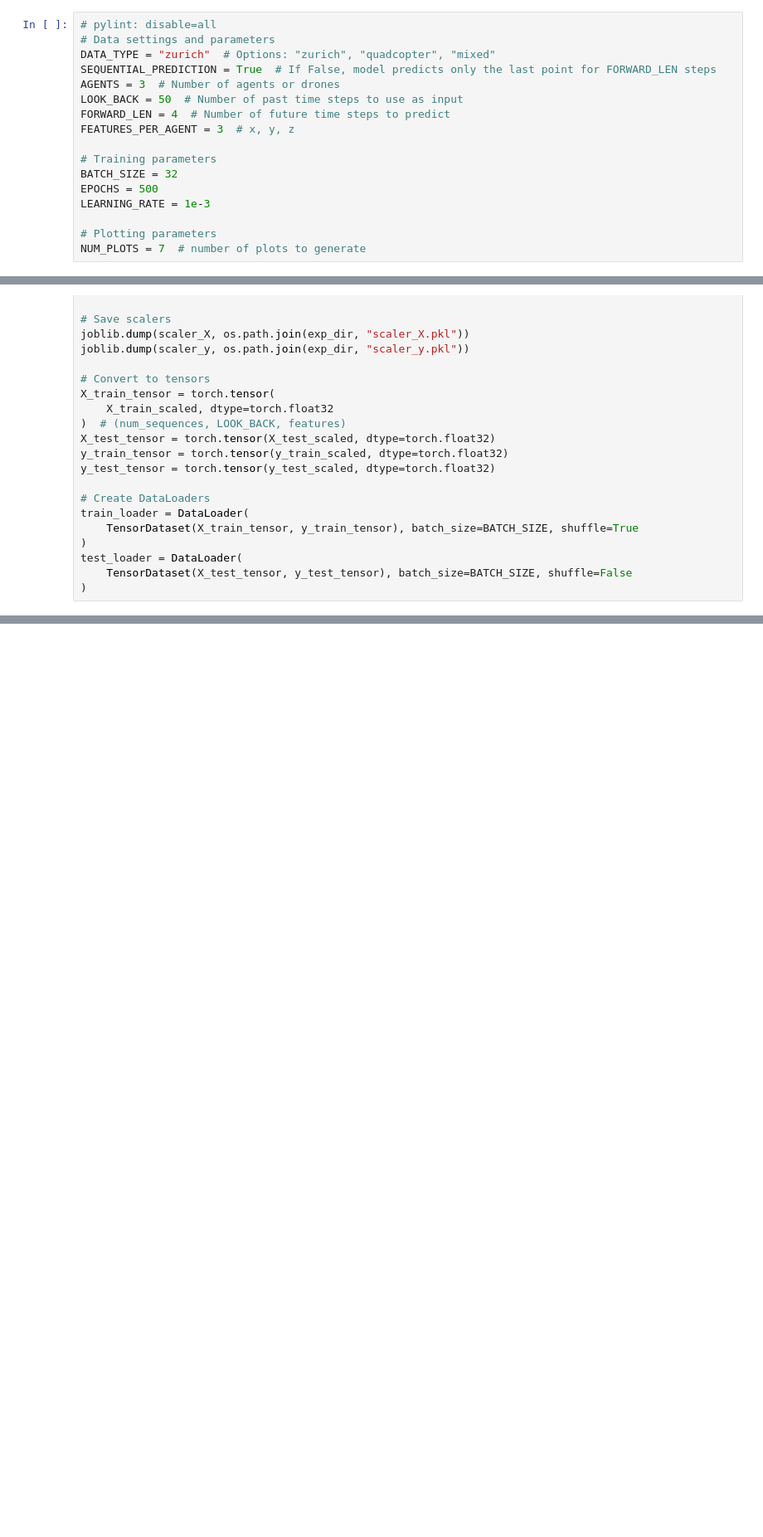
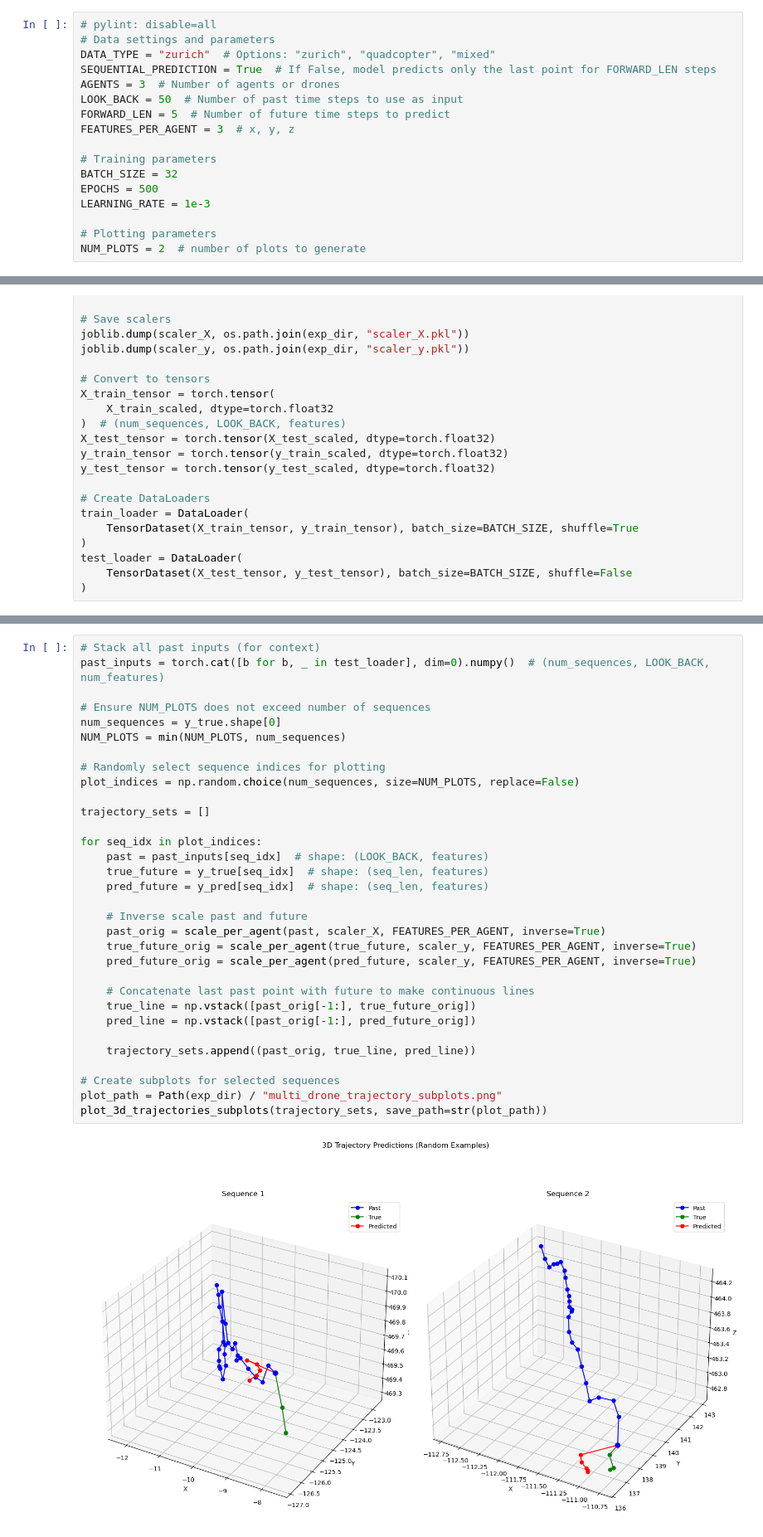
Before and after one commit to Ammmoe/Attention_GRU, a Jupyter notebook: train.ipynb, the cells around one changed output, grey strips where cells are left out. Shown: that part at 83% size. Saved outputs shown, nothing was run; the diff lists cells and outputs as text; blank space fills up the shorter version.

Commit message:
sequential plotting function works

```diff
--- a/train.ipynb
+++ b/train.ipynb
@@ -23,7 +24,7 @@ DATA_TYPE = "zurich"  # Options: "zurich", "quadcopter", "mixed"
 SEQUENTIAL_PREDICTION = True  # If False, model predicts only the last point for FORWARD_LEN steps
 AGENTS = 3  # Number of agents or drones
 LOOK_BACK = 50  # Number of past time steps to use as input
-FORWARD_LEN = 4  # Number of future time steps to predict
+FORWARD_LEN = 5  # Number of future time steps to predict
 FEATURES_PER_AGENT = 3  # x, y, z
 
 # Training parameters
@@ -32,7 +33,7 @@ EPOCHS = 500
 LEARNING_RATE = 1e-3
 
 # Plotting parameters
-NUM_PLOTS = 7  # number of plots to generate
+NUM_PLOTS = 2  # number of plots to generate
 # %%
 # Setup logger and experiment folder
 logger, exp_dir = get_logger()
@@ -439,0 +431,34 @@ True traj shape: (747, 4, 9), Pred traj shape: (747, 4, 9)
+# %%
+# Stack all past inputs (for context)
+past_inputs = torch.cat([b for b, _ in test_loader], dim=0).numpy()  # (num_sequences, LOOK_BACK, num_features)
+
+# Ensure NUM_PLOTS does not exceed number of sequences
+num_sequences = y_true.shape[0]
+NUM_PLOTS = min(NUM_PLOTS, num_sequences)
+
+# Randomly select sequence indices for plotting
+plot_indices = np.random.choice(num_sequences, size=NUM_PLOTS, replace=False)
+
+trajectory_sets = []
+
+for seq_idx in plot_indices:
+    past = past_inputs[seq_idx]  # shape: (LOOK_BACK, features)
+    true_future = y_true[seq_idx]  # shape: (seq_len, features)
+    pred_future = y_pred[seq_idx]  # shape: (seq_len, features)
+
+    # Inverse scale past and future
+    past_orig = scale_per_agent(past, scaler_X, FEATURES_PER_AGENT, inverse=True)
+    true_future_orig = scale_per_agent(true_future, scaler_y, FEATURES_PER_AGENT, inverse=True)
+    pred_future_orig = scale_per_agent(pred_future, scaler_y, FEATURES_PER_AGENT, inverse=True)
+
+    # Concatenate last past point with future to make continuous lines
+    true_line = np.vstack([past_orig[-1:], true_future_orig])
+    pred_line = np.vstack([past_orig[-1:], pred_future_orig])
+
+    trajectory_sets.append((past_orig, true_line, pred_line))
+
+# Create subplots for selected sequences
+plot_path = Path(exp_dir) / "multi_drone_trajectory_subplots.png"
+plot_3d_trajectories_subplots(trajectory_sets, save_path=str(plot_path))
+# %% [output]
+[figure, added]
```
Also changed, not shown: parts of 10 cells of this notebook, 2 other files.
